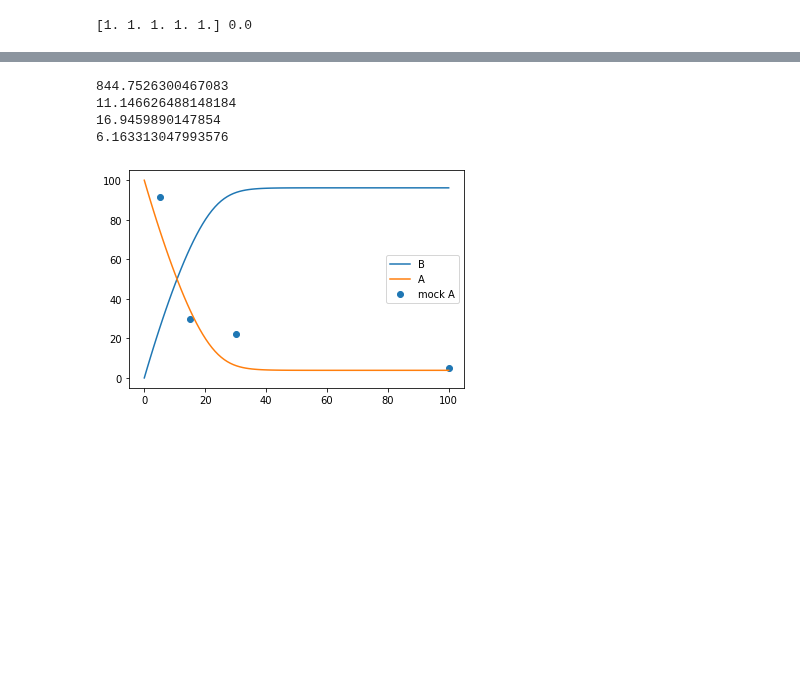
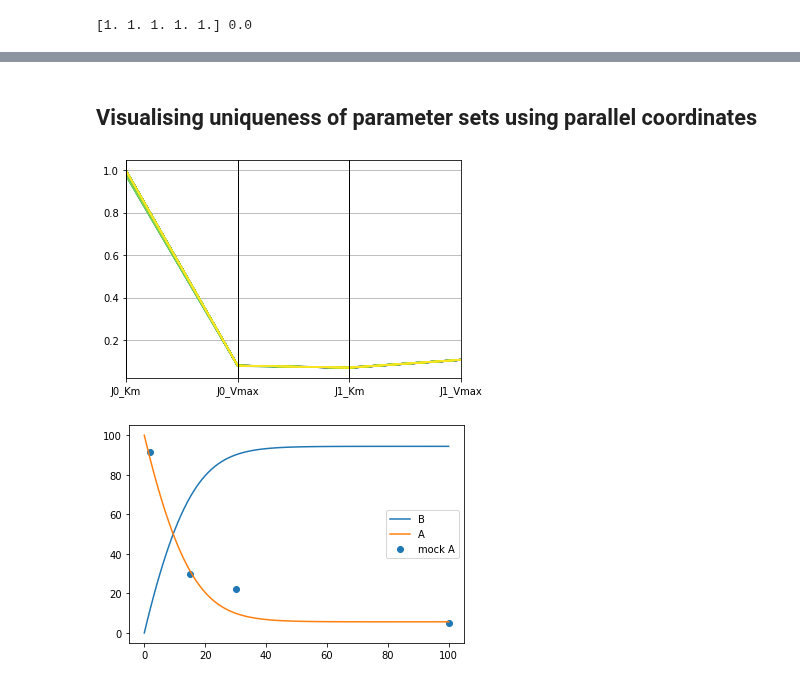
Before and after one commit to AnEvilBurrito/new-peak-project, a Jupyter notebook: src/parameter_estimation.ipynb, the cells around one changed output, grey strips where cells are left out. Cells and saved outputs as stored; diff of their text form; code cells hidden in the pictures; blank space fills up the shorter version.

```diff
--- a/src/parameter_estimation.ipynb
+++ b/src/parameter_estimation.ipynb
@@ -124,6 +126,7 @@ plt.show()
 ## Defining The Objective Function
 # %%
 import roadrunner
+import numpy as np
 import matplotlib.pyplot as plt
 
 from typing import Dict, Iterable, Tuple, List
@@ -187,7 +190,7 @@ def find_closest_idx(array, value):
     return idx
 
 
-def objective(p, model: roadrunner.RoadRunner, params: list, init_state_vars: dict, experimental_data: ExperimentalData, sim_time=100):
+def objective(p, model: roadrunner.RoadRunner, params: list, init_state_vars: dict, experimental_data: ExperimentalData, sim_time=100) -> np.array:
 
     # update parameters
     i = 0
@@ -250,7 +253,7 @@ mock_A = [90, 30, 20, 5, 92, 31, 21, 4, 93, 29, 26, 6]
 mock_A = np.array(mock_A).reshape(3,4)
 mock_A_ave= np.average(mock_A, axis=0)
 mock_A_std = np.std(mock_A, axis=0) / np.sqrt(mock_A.shape[0])
-mock_time = [5, 15, 30, 100]
+mock_time = [2, 15, 30, 100]
 
 exp_data = ExperimentalData()
 exp_data.add_data(mock_time, mock_A_ave, mock_A_std, 'A')
@@ -308,5 +311,10 @@ def create_bounds(params: list):
     return bounds
 
 bounds = create_bounds(init_paramset)
-result = differential_evolution(objective, bounds, popsize=500, tol=0.001, maxiter=20, args=(runner, params_name, init_states, exp_data, 100))
-print(result.x, result.fun)
+
+
+n = 50
+def parallel_loop(i):
+    result = differential_evolution(objective, bounds, popsize=500, tol=0.001, maxiter=50, args=(runner, params_name, init_states, exp_data, 100))
+    return (result.x, result.fun)
+all_paramset = Parallel(n_jobs=cpu_count())(delayed(parallel_loop)(i) for i in range(n))
@@ -315,29 +321,78 @@ print(result.x, result.fun)
+# %% [markdown]
+## Visualising uniqueness of parameter sets using parallel coordinates
+# %%
+import pandas as pd
+paramset_dict = {}
+obj_list = []
+paramset_list = []
+for i in range(len(all_paramset)):
+    paramset, obj = all_paramset[i]
+    paramset_list.append(paramset)
+    obj_list.append(obj)
+
+paramset_list = np.array(paramset_list)
+
+paramset_dict['error'] = obj_list
+for i in range(len(params_name)):
+    paramset_dict[params_name[i]] = paramset_list[:,i]
+
+df = pd.DataFrame(paramset_dict)
+
+def generate_min_and_max_bound(bounds, params_name):
+    min_bound = {}
+    max_bound = {}
+    for i, p in enumerate(params_name):
+        min_bound[p] = bounds[i][0]
+        max_bound[p] = bounds[i][1]
+
+    return min_bound, max_bound
+
+pdf_min, pdf_max = generate_min_and_max_bound(bounds, params_name)
+
+
+def normalize(df: pd.DataFrame, pdf_min, pdf_max):
+    result = df.copy()
+    for feature_name in df.columns:
+        if feature_name != 'error':
+            max_value = pdf_max[feature_name]
+            min_value = pdf_min[feature_name]
+            result[feature_name] = (df[feature_name] - min_value) / (max_value - min_value)
+    return result
+
+normalized_df = normalize(df, pdf_min, pdf_max)
+
+pd.plotting.parallel_coordinates(normalized_df, 'error', colormap='viridis')
+
+plt.gca().legend_.remove()
+# %% [output]
+[figure, added]
 # %%
 params_name = list(model.get_parameters().keys())
-best_fit = result.x
+
+best_fit_df = df[df['error'] == df['error'].min()]
+best_fit = best_fit_df.iloc[0].to_numpy()[1:]
 
 for i in range(len(params_name)):
     runner.model[f'{params_name[i]}'] = best_fit[i]
-    print(runner.model[f'{params_name[i]}'])
+    # print(runner.model[f'{params_name[i]}'])
 
 init_states = model.get_state_variables()
 for k, v in init_states.items():
     runner[f'[{k}]'] = v
 
 res = runner.simulate(0, 100, 100)
 states = model.get_state_variables().keys()
 for s in states:
     # print(s)
     plt.plot(res['time'], res[f'[{s}]'], label=s)
 
 # print(res)
+plt.scatter(mock_time, mock_A_ave, label='mock A')
 
-plt.scatter(mock_time, mock_A_ave, label='mock A')
+# plt.scatter(mock_time, mock_A[0,:], label='mock A')
+# plt.scatter(mock_time, mock_A[1,:], label='mock A')
+# plt.scatter(mock_time, mock_A[2,:], label='mock A')
 plt.legend()
 plt.show()
 # %% [output]
-844.7526300467083
-11.146626488148184
-16.9459890147854
-6.163313047993576
-[figure, old version]
+[figure, new version]
```
Also changed, not shown: parts of 5 cells of this notebook.
